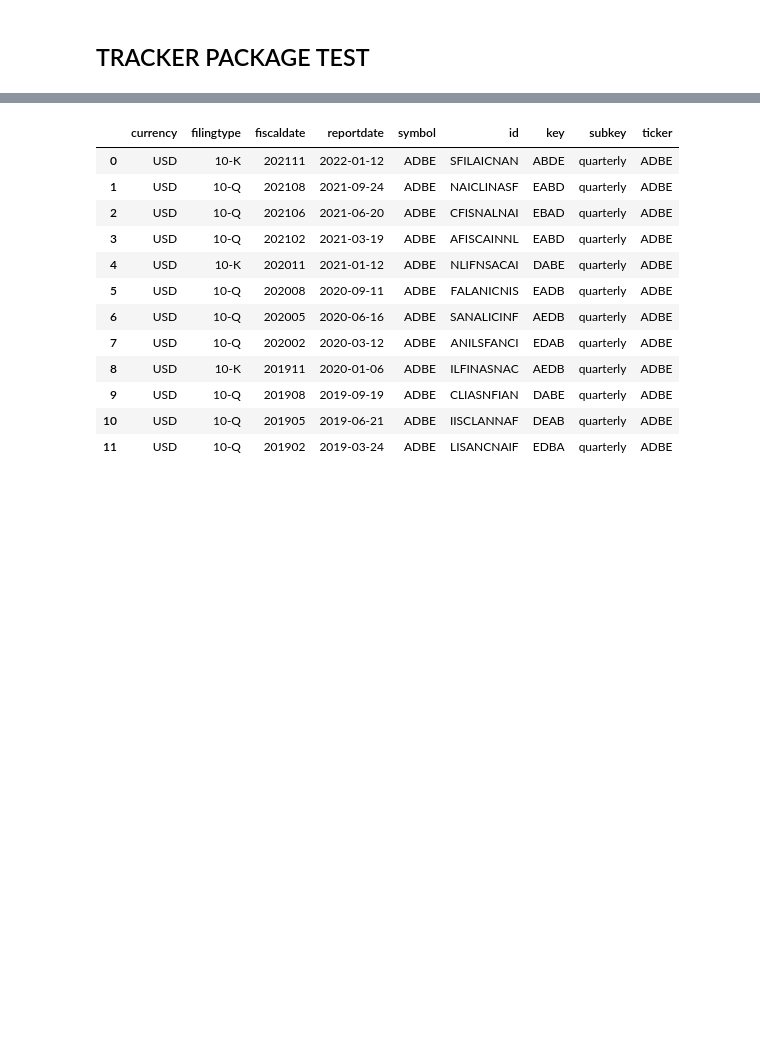
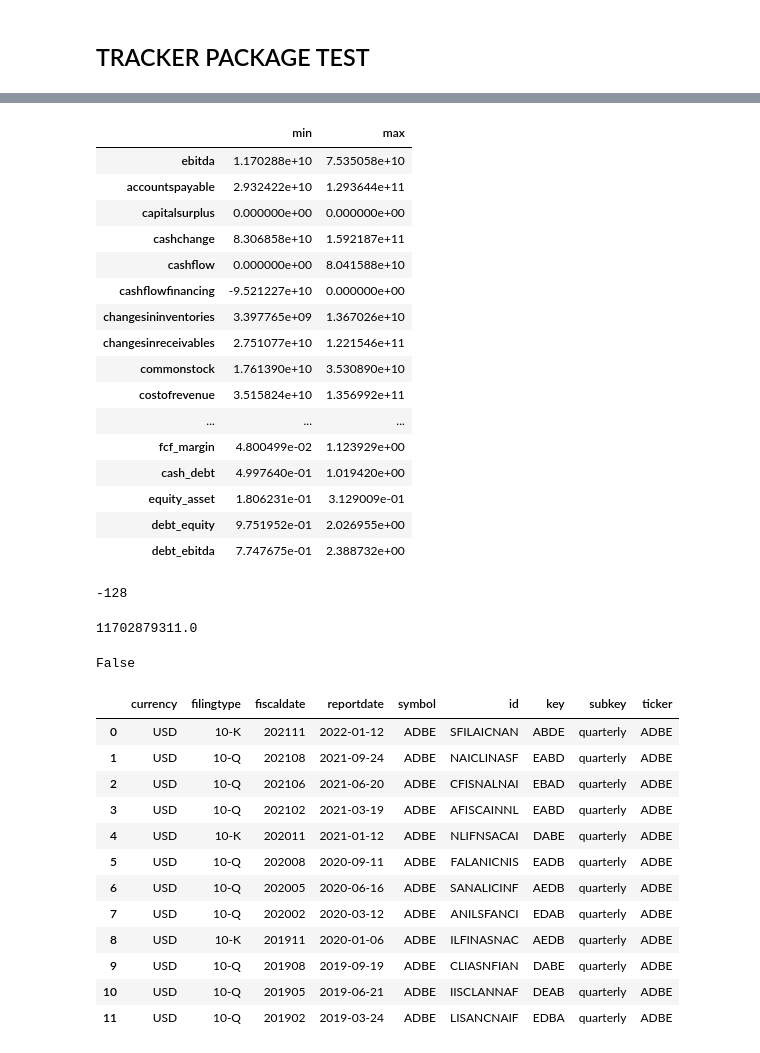
Before and after one commit to Michiel-DK/tracker, a Jupyter notebook: notebooks/try.ipynb, the cells around one changed output, grey strips where cells are left out. Drawn from its saved outputs; the diff is of its cells as text; code cells hidden in the pictures; blank space fills up the shorter version.

```diff
--- a/notebooks/try.ipynb
+++ b/notebooks/try.ipynb
@@ -60,3 +61,48 @@ full_table
+# %%
+names = []
+minmax_ls = []
+numerics = ["int8", "int16", "int32", "int64", "float16", "float32", "float64"]
+for col in full_table.columns:
+    col_type = full_table[col].dtypes
+    if col_type in numerics:
+        c_min = full_table[col].min()
+        c_max = full_table[col].max()
+        names.append(col)
+        minmax_ls.append([c_min, c_max])
+# %%
+minmax_df = pd.DataFrame(minmax_ls, index=names, columns=['min', 'max'])
+minmax_df
+# %% [output]
+|  | min | max |
+| ebitda | 1.170288e+10 | 7.535058e+10 |
+| accountspayable | 2.932422e+10 | 1.293644e+11 |
+| capitalsurplus | 0.000000e+00 | 0.000000e+00 |
+| cashchange | 8.306858e+10 | 1.592187e+11 |
+| cashflow | 0.000000e+00 | 8.041588e+10 |
+| cashflowfinancing | -9.521227e+10 | 0.000000e+00 |
+| changesininventories | 3.397765e+09 | 1.367026e+10 |
+| changesinreceivables | 2.751077e+10 | 1.221546e+11 |
+| commonstock | 1.761390e+10 | 3.530890e+10 |
+| costofrevenue | 3.515824e+10 | 1.356992e+11 |
+| ... | ... | ... |
+| fcf_margin | 4.800499e-02 | 1.123929e+00 |
+| cash_debt | 4.997640e-01 | 1.019420e+00 |
+| equity_asset | 1.806231e-01 | 3.129009e-01 |
+| debt_equity | 9.751952e-01 | 2.026955e+00 |
+| debt_ebitda | 7.747675e-01 | 2.388732e+00 |
+# %%
+import numpy as np
+np.iinfo(np.int8).min
+# %% [output]
+-128
+# %%
+minmax_df['min'][0]
+# %% [output]
+11702879311.0
+# %%
+minmax_df['min'][0] > np.iinfo(np.int64).max
+# %% [output]
+False
 # %%
 import pandas as pd
 pd.set_option("display.max_rows", None, "display.max_columns", None)
```
Also changed, not shown: parts of 12 cells of this notebook, 6 other files.
